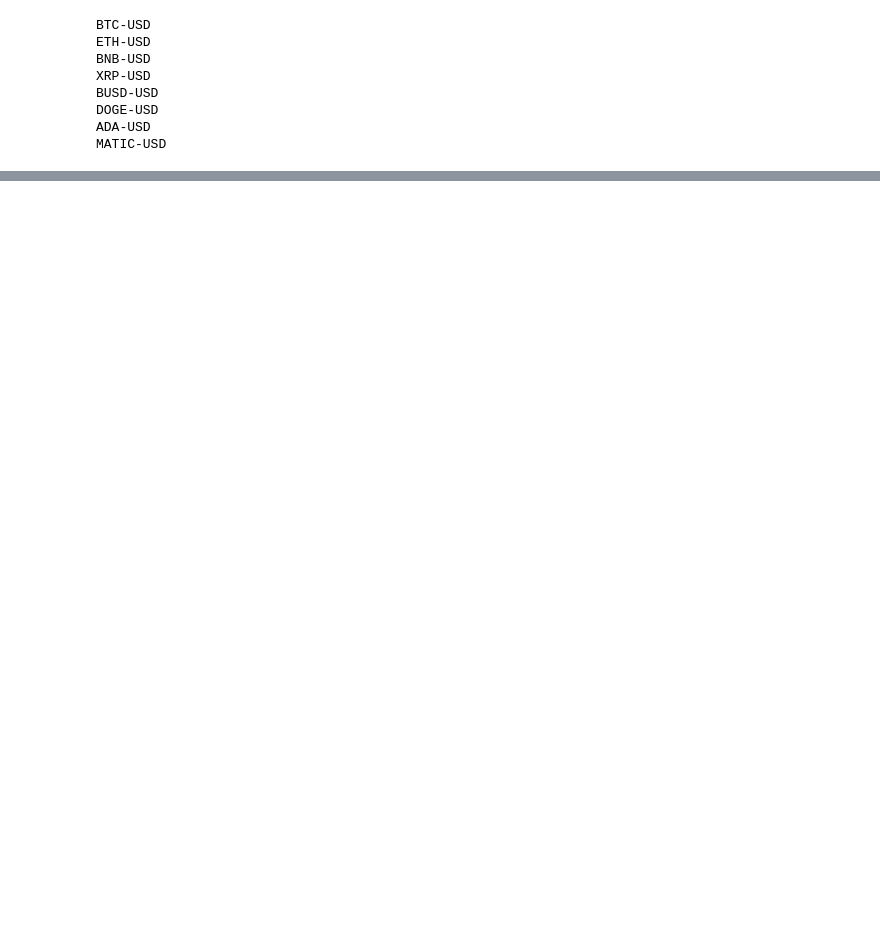
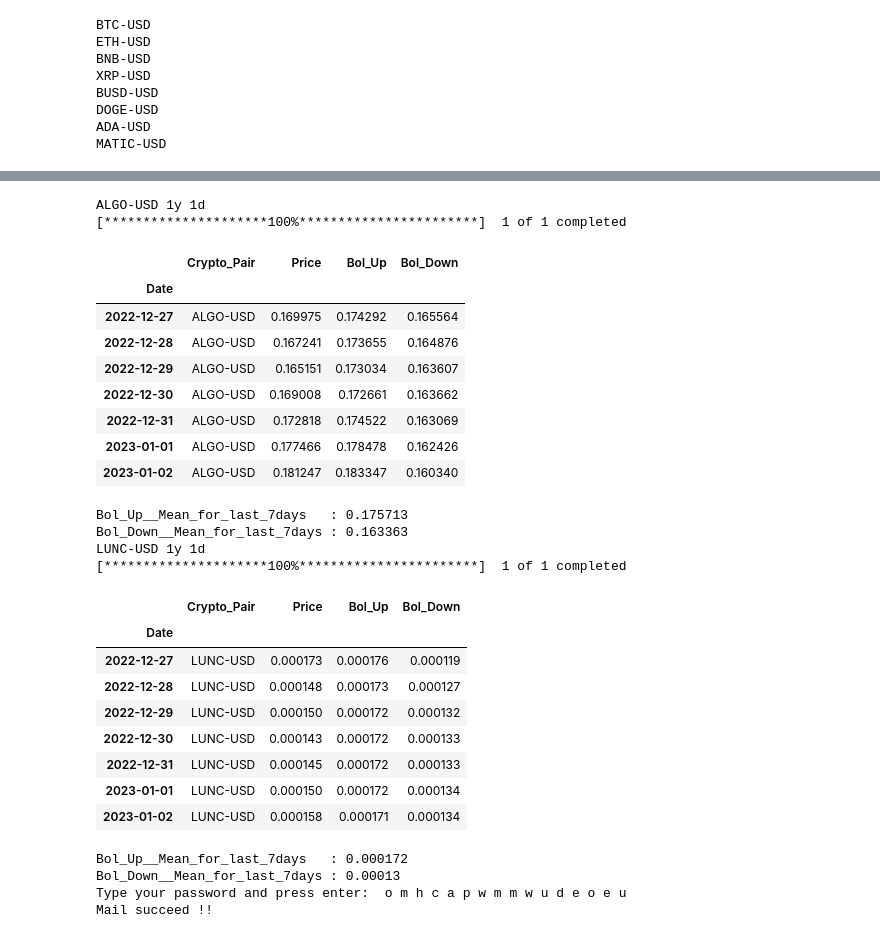
Before and after one commit to ozukun/Crypto_Project, a Jupyter notebook: Crypto_Main.ipynb, the cells around one changed output, grey strips where cells are left out. Cells and saved outputs as stored; diff of their text form; code cells hidden in the pictures; blank space fills up the shorter version.

```diff
--- a/Crypto_Main.ipynb
+++ b/Crypto_Main.ipynb
@@ -338,3 +287,73 @@ Mail succeed !!
+# %%
+# moving average
+def get_ma(prices, rate):
+    return prices.rolling(rate).mean()
+
+
+
+def get_bollinger_bands(prices, rate=7):
+    sma = get_ma(prices, rate)
+    std = prices.rolling(rate).std()
+    bollinger_up = sma + std * 2 # Calculate top band
+    bollinger_down = sma - std * 2 # Calculate bottom band
+    return bollinger_up, bollinger_down
+
+#---------------------------------------------------------------
+
+
+df_tmp_f = pd.DataFrame()
+Crypto_Pairs=["ALGO-USD","LUNC-USD"]
+
+for cp in Crypto_Pairs:
+
+    df_tmp_0 = pd.DataFrame(getRates(cp,  '1y',  '1d'))
+
+    bollinger_up, bollinger_down = get_bollinger_bands(df_tmp_0)
+
+
+    df_tmp = pd.DataFrame(data=np.column_stack((df_tmp_0.values,bollinger_up,bollinger_down)),columns=['Price','Bol_Up','Bol_Down'])
+    df_tmp.insert(0,'Crypto_Pair',cp)
+    df_tmp.index=df_tmp_0.index
+
+
+    display( df_tmp.iloc[-7:] )
+    x=round( df_tmp["Bol_Up"].iloc[-7:].mean() ,6 )
+    print("Bol_Up__Mean_for_last_7days   : " + str( x ) )
+    y=round( df_tmp["Bol_Down"].iloc[-7:].mean() ,6 )
+    print("Bol_Down__Mean_for_last_7days : " + str( y ) )
+    df_tmp_f = df_tmp_f.append(df_tmp.iloc[-7:])
+
+#---------------------------------------------------------------------------
+mail2me_v2(df_tmp_f)
+# %% [output]
+ALGO-USD 1y 1d
+[*********************100%***********************]  1 of 1 completed
+|  | Crypto_Pair | Price | Bol_Up | Bol_Down |
+| Date |  |  |  |  |
+| 2022-12-27 | ALGO-USD | 0.169975 | 0.174292 | 0.165564 |
+| 2022-12-28 | ALGO-USD | 0.167241 | 0.173655 | 0.164876 |
+| 2022-12-29 | ALGO-USD | 0.165151 | 0.173034 | 0.163607 |
+| 2022-12-30 | ALGO-USD | 0.169008 | 0.172661 | 0.163662 |
+| 2022-12-31 | ALGO-USD | 0.172818 | 0.174522 | 0.163069 |
+| 2023-01-01 | ALGO-USD | 0.177466 | 0.178478 | 0.162426 |
+| 2023-01-02 | ALGO-USD | 0.181247 | 0.183347 | 0.160340 |
+Bol_Up__Mean_for_last_7days   : 0.175713
+Bol_Down__Mean_for_last_7days : 0.163363
+LUNC-USD 1y 1d
+[*********************100%***********************]  1 of 1 completed
+|  | Crypto_Pair | Price | Bol_Up | Bol_Down |
+| Date |  |  |  |  |
+| 2022-12-27 | LUNC-USD | 0.000173 | 0.000176 | 0.000119 |
+| 2022-12-28 | LUNC-USD | 0.000148 | 0.000173 | 0.000127 |
+| 2022-12-29 | LUNC-USD | 0.000150 | 0.000172 | 0.000132 |
+| 2022-12-30 | LUNC-USD | 0.000143 | 0.000172 | 0.000133 |
+| 2022-12-31 | LUNC-USD | 0.000145 | 0.000172 | 0.000133 |
+| 2023-01-01 | LUNC-USD | 0.000150 | 0.000172 | 0.000134 |
+| 2023-01-02 | LUNC-USD | 0.000158 | 0.000171 | 0.000134 |
+Bol_Up__Mean_for_last_7days   : 0.000172
+Bol_Down__Mean_for_last_7days : 0.00013
+Type your password and press enter:  o m h c a p w m m w u d e o e u
+Mail succeed !!
 # %%
 from plotly.offline import init_notebook_mode, iplot
 init_notebook_mode(connected=True)
```
Also changed, not shown: parts of 7 cells of this notebook.
